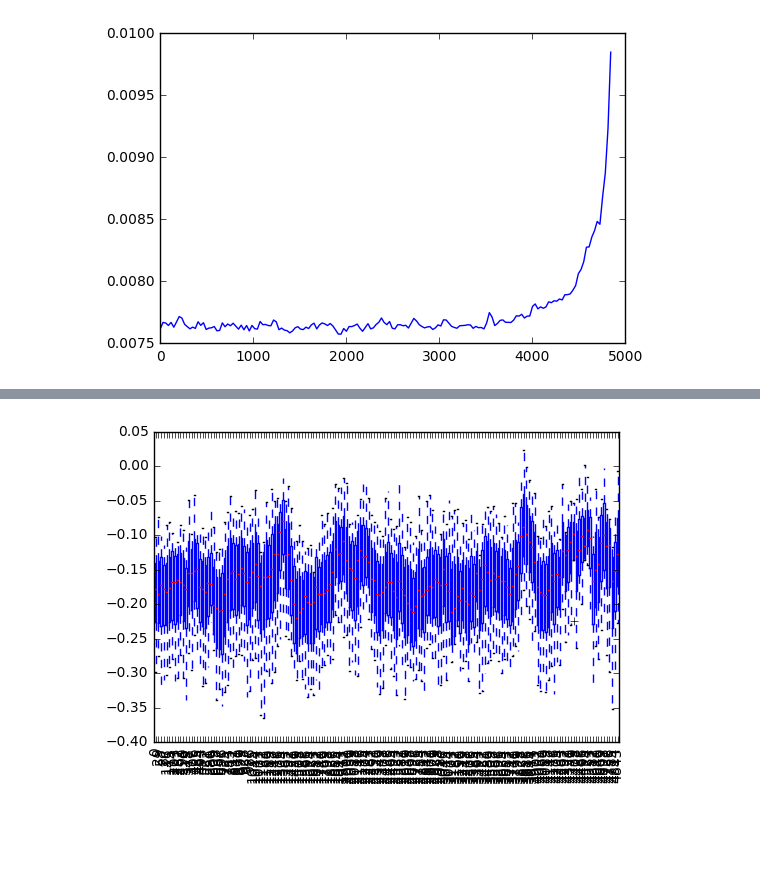
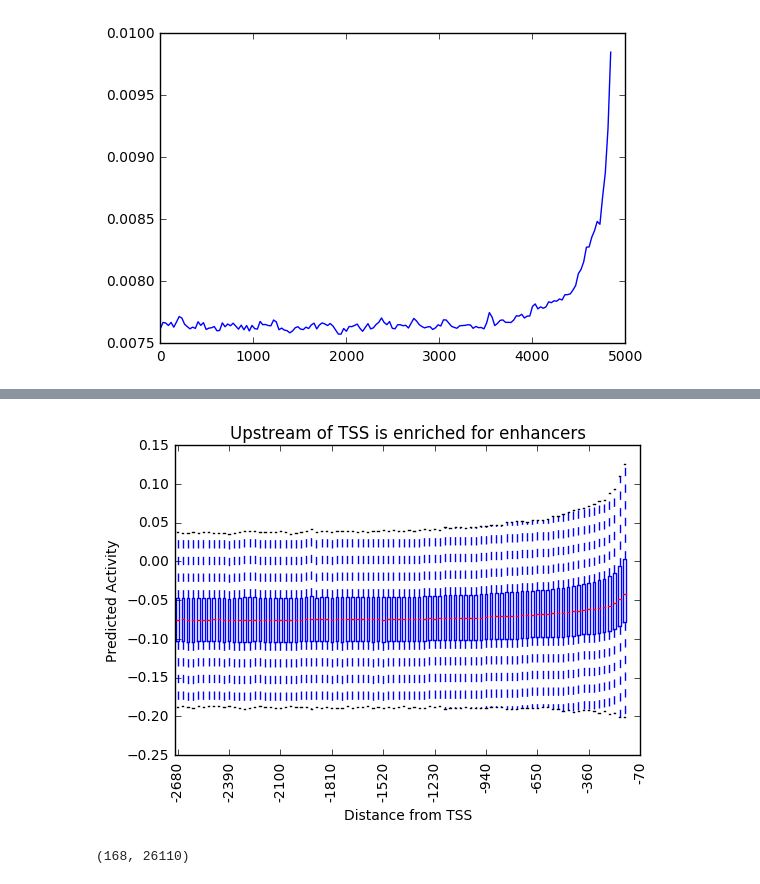
Before and after one commit to irvhsu/cs273b-project, a Jupyter notebook: notebooks/Promoter_metaplot.ipynb, the cells around one changed output, grey strips where cells are left out. Saved outputs shown, nothing was run; the diff lists cells and outputs as text; code cells hidden in the pictures; blank space fills up the shorter version.

```diff
--- a/notebooks/Promoter_metaplot.ipynb
+++ b/notebooks/Promoter_metaplot.ipynb
@@ -150,6 +158,17 @@ plt.show()
 # %%
-plt.boxplot([(val[0]+val[1]) / 2.0 for val in vals])
-plt.xticks(range(1, len(range(0, 5000-145, stride))+1), range(0, 5000-145, stride), rotation='vertical')
+skip = 80
+
+plt.boxplot([val[:, 3] for val in vals[skip:]], showfliers=False)
+plt.xticks(range(1, len(range(0, 5000-stride*skip, stride))+1, 10),
+           range(-5000+stride*skip, 0, stride*10), rotation='vertical')
+plt.title('Upstream of TSS is enriched for enhancers')
+plt.ylabel('Predicted Activity')
+plt.xlabel('Distance from TSS')
 plt.show()
 # %% [output]
-[figure, old version]
+[figure, new version]
+# %%
+ffts = np.array([np.fft.fft(val[:, 0]) for val in vals])
+ffts.shape
+# %% [output]
+(168, 26110)
```
Also changed, not shown: parts of 6 cells of this notebook, 21 other files.
